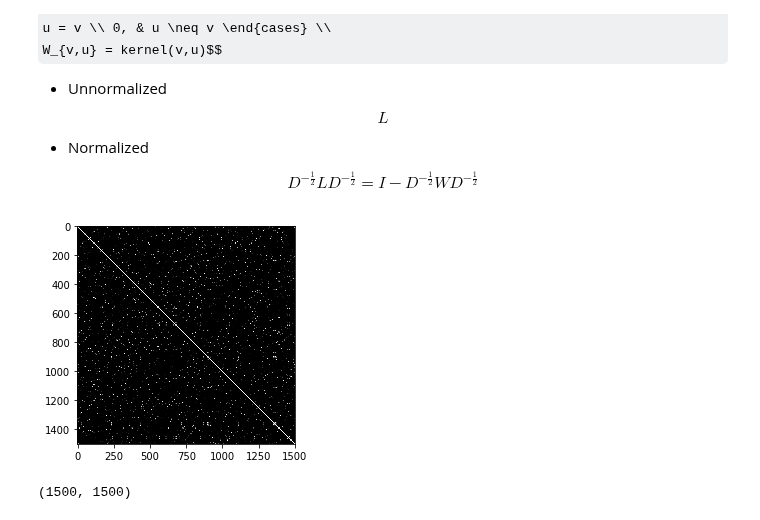
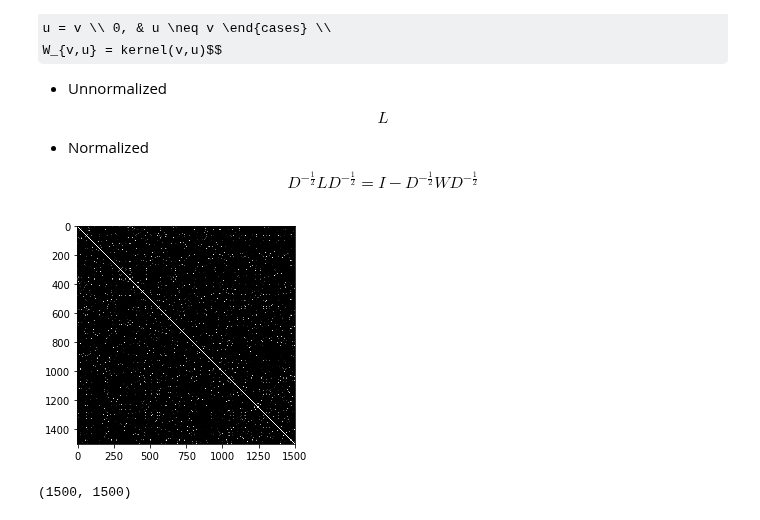
Before and after one commit to csielee/2018ML, a Jupyter notebook: HW6/HW6.ipynb, the cells around one changed output. Drawn from its saved outputs; the diff is of its cells as text; code cells hidden in the pictures; some formulas as TeX source.

```diff
--- a/HW6/HW6.ipynb
+++ b/HW6/HW6.ipynb
@@ -12,9 +13,11 @@ import IPython.display as IDisplay
 - circle
 - moon
 # %%
-circle = pd.read_csv('circle.txt', names=['x','y'])
-moon = pd.read_csv('moon.txt', names=['x','y'])
-circle.shape, moon.shape
+circle_df = pd.read_csv('circle.txt', names=['x','y'])
+circle = np.array(circle_df)
+moon_df = pd.read_csv('moon.txt', names=['x','y'])
+moon = np.array(moon_df)
+circle_df.shape, moon_df.shape
 # %% [output]
 ((1500, 2), (1500, 2))
 # %%
@@ -327,13 +366,13 @@ $$ L $$
 $$ D^{-\frac{1}{2}} L D^{-\frac{1}{2}} = I - D^{-\frac{1}{2}} W D^{-\frac{1}{2}} $$
 # %%
 # initial setting
-data_source = np.array(moon)
-kernel = RBFkernel(100)
+data_source = circle
+kernel = RBFkernel(80)
 k = 2
 similarity_matrix = kernel(data_source, data_source)
 showGram(similarity_matrix)
 # %% [output]
-[figure, old version]
+[figure, new version]
 # %%
 # graph laplacian
 W = similarity_matrix
```
Also changed, not shown: parts of 23 cells of this notebook, 12 other files.
